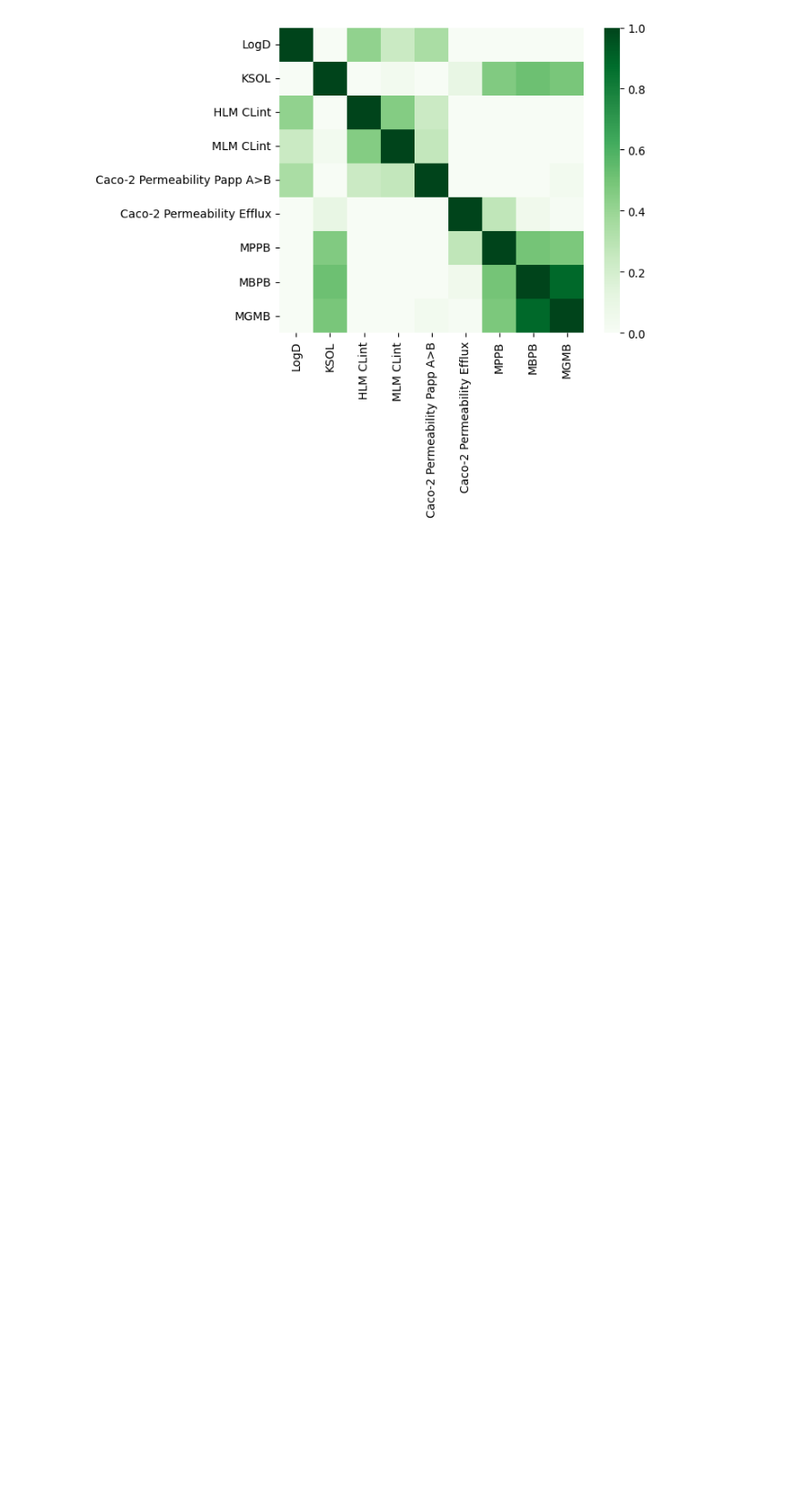
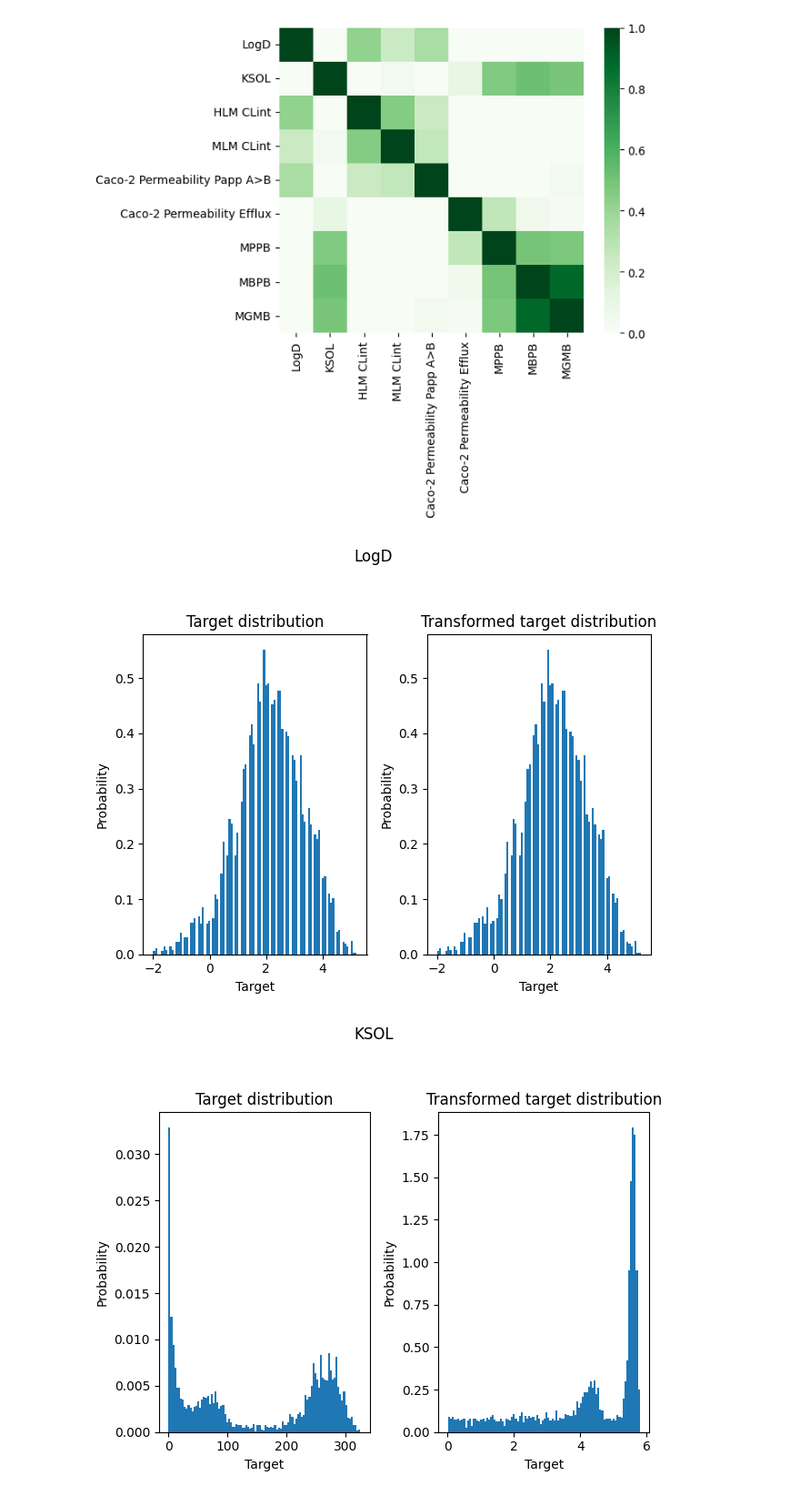
Before and after one commit to latticetower/chemney, a Jupyter notebook: notebooks/exploratorial.ipynb, the cells around one changed output. Shown at 91% size. Drawn from its saved outputs; the diff is of its cells as text; code cells hidden in the pictures; blank space fills up the shorter version.

```diff
--- a/notebooks/exploratorial.ipynb
+++ b/notebooks/exploratorial.ipynb
@@ -50,6 +50,29 @@ sns.heatmap(corrs,
 <Axes: >
 [figure]
 # %%
-import phik
-from phik.report import plot_correlation_matrix
-from phik import report
+
+for column in TARGET_COLUMNS:
+
+    ids = ~df[column].isnull()
+    y = df.loc[ids, column].values
+    fig, (ax0, ax1) = plt.subplots(1, 2)
+    if column.find('Log') >= 0:
+        y_trans=y
+    else:
+        y_trans = np.log1p(y)
+    ax0.hist(y, bins=100, density=True)
+    # ax0.set_xlim([0, 2000])
+    ax0.set_ylabel("Probability")
+    ax0.set_xlabel("Target")
+    ax0.set_title("Target distribution")
+
+    ax1.hist(y_trans, bins=100, density=True)
+    ax1.set_ylabel("Probability")
+    ax1.set_xlabel("Target")
+    ax1.set_title("Transformed target distribution")
+
+    fig.suptitle(column, y=1.05)
+    plt.tight_layout()
+# %% [output]
+[figure, added]
+[figure, added]
```
Also changed, not shown: parts of 2 cells of this notebook.
